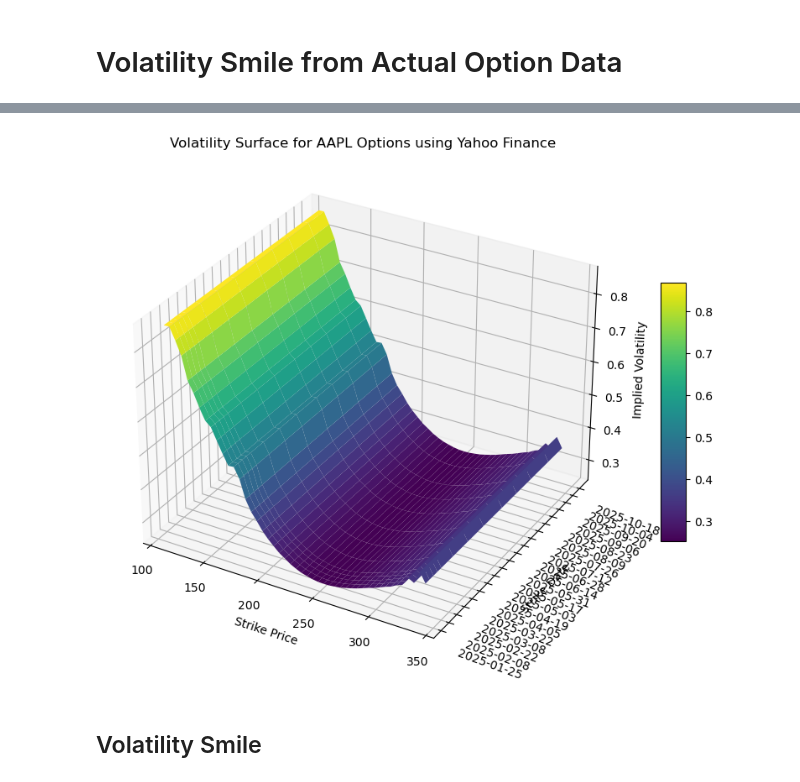
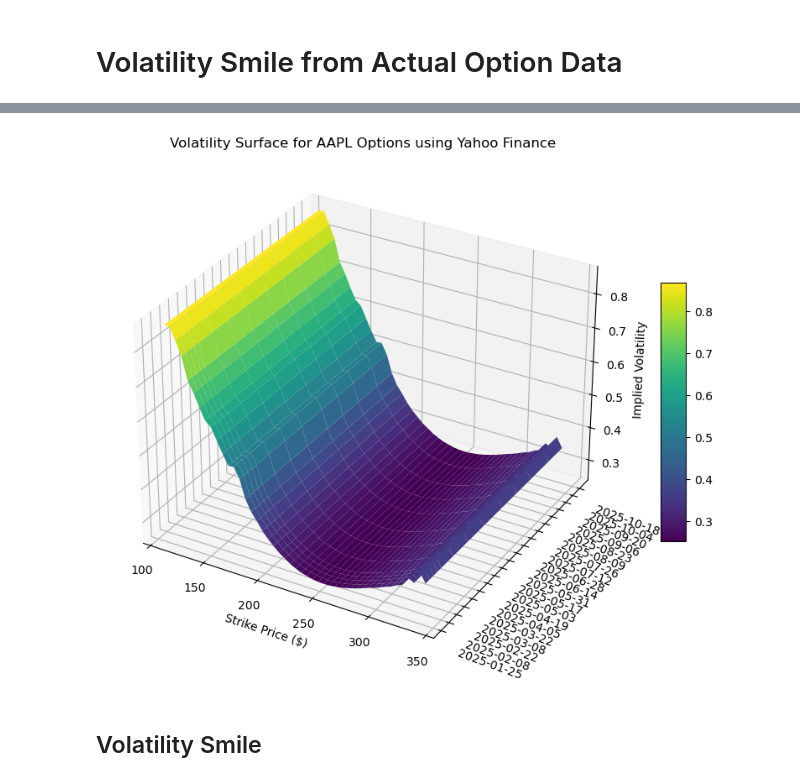
Before and after one commit to maher2k0/mc-heston-option-pricing, a Jupyter notebook: MCHeston.ipynb, the cells around one changed output, grey strips where cells are left out. Saved outputs shown, nothing was run; the diff lists cells and outputs as text; code cells hidden in the pictures.

```diff
--- a/MCHeston.ipynb
+++ b/MCHeston.ipynb
@@ -744,8 +701,4 @@ plt.show()
 # %%
-from mpl_toolkits.mplot3d import Axes3D
-import matplotlib.dates as mdates
-from datetime import datetime, timedelta
-from matplotlib.dates import date2num, DateFormatter, DayLocator
 
 strike_dates = strike_dates[:13]
 #strikes = np.linspace(50, 400, 50)
@@ -763,36 +716,36 @@ for strike in strike_dates:
 strike_dates_num = date2num(strike_dates)
 
 # Create a meshgrid for the expiry dates (y) and strikes (x)
 Y, X = np.meshgrid(strike_dates_num, yf_strike_prices, indexing='ij')
 Z = np.array(yf_call_ivs_list)
 
 
 # Plot the surface
 fig = plt.figure(figsize=(12, 8))
 ax = fig.add_subplot(111, projection='3d')
 surf = ax.plot_surface(X, Y, Z, cmap='viridis', edgecolor='none')
 
 # Format the Y-axis as dates
 ax.yaxis.set_major_formatter(DateFormatter('%Y-%m-%d'))
 ax.yaxis.set_major_locator(DayLocator(interval=14))  # Adjust the interval for dates
 
 # Rotate date labels for readability
 plt.setp(ax.get_yticklabels(), rotation=30, ha='right')
 
 # Add labels and title
-ax.set_xlabel('Strike Price')
-ax.set_ylabel('Strike Date')
+ax.set_xlabel('Strike Price ($)')
+#ax.set_ylabel('Strike Date')
 ax.set_zlabel('Implied Volatility')
 ax.set_title('Volatility Surface for AAPL Options using Yahoo Finance')
 
 # Add a color bar
 fig.colorbar(surf, ax=ax, shrink=0.5, aspect=10)
 plt.setp(ax.get_yticklabels(), rotation=-20, ha='left')
 
 # Show the plot
 plt.show()
 # %% [output]
-[figure, old version]
+[figure, new version]
 # %% [markdown]
 ## Volatility Smile
 # %%
```
Also changed, not shown: parts of 14 cells of this notebook.
